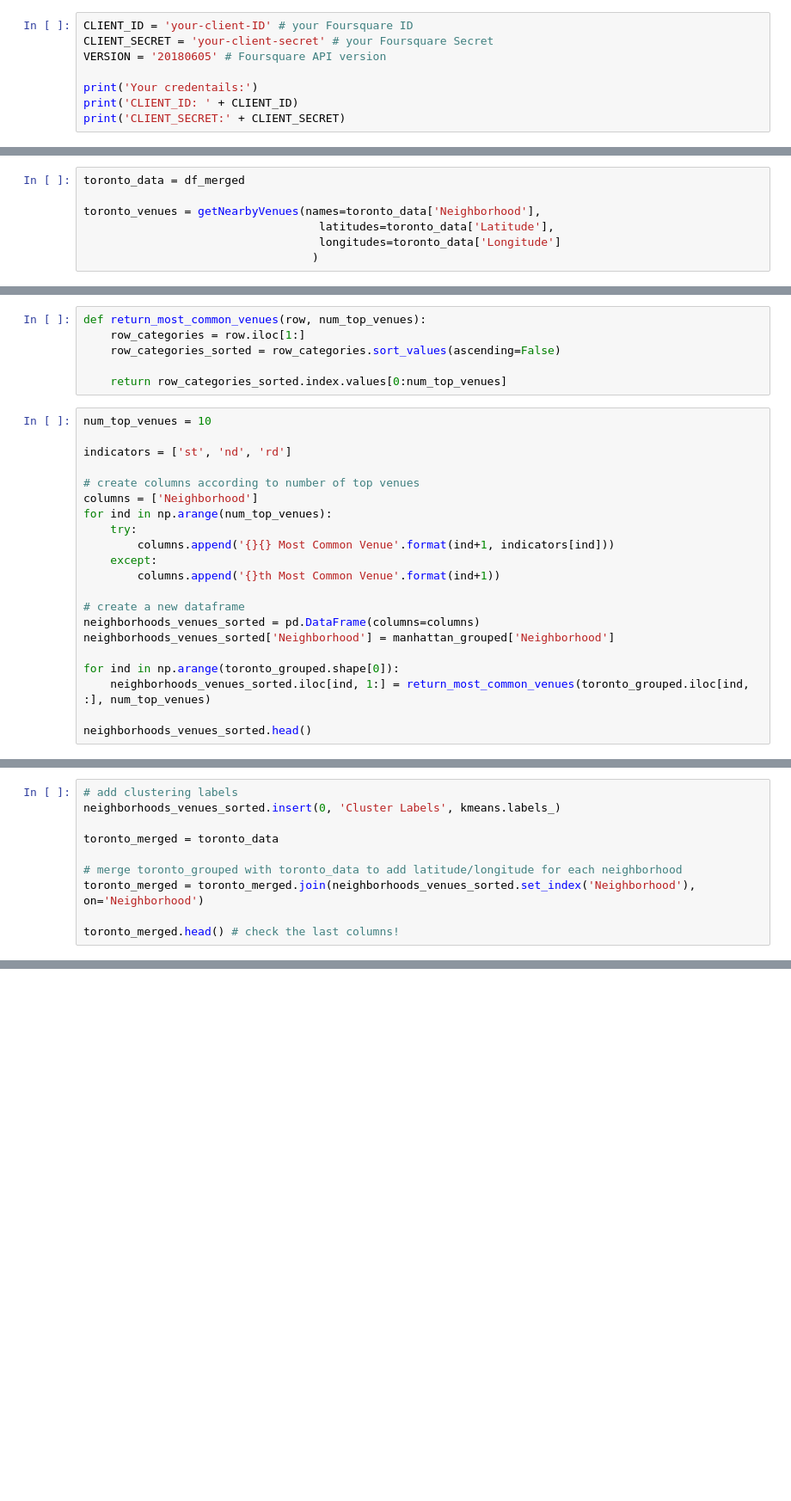
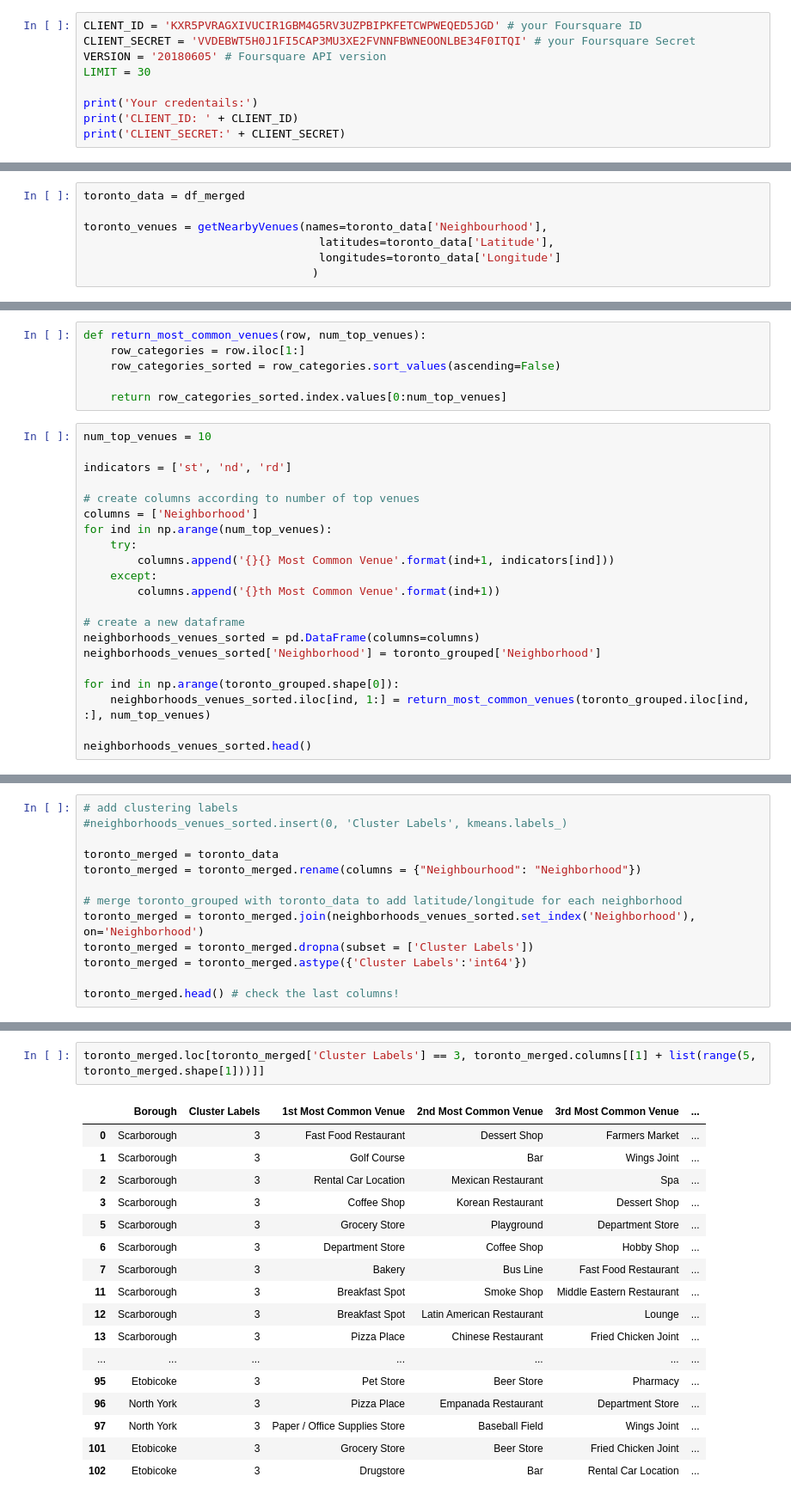
Before and after one commit to dennisb1239/Coursera_Capstone, a Jupyter notebook: K9W3 copy 2.ipynb, the cells around one changed output, grey strips where cells are left out. Shown at 86% size. Saved outputs shown, nothing was run; the diff lists cells and outputs as text; blank space fills up the shorter version.

```diff
--- a/K9W3 copy 2.ipynb
+++ b/K9W3 copy 2.ipynb
@@ -176,9 +160,10 @@ map_toronto
 # %% [output]
 [interactive output not drawn]
 # %%
-CLIENT_ID = 'your-client-ID' # your Foursquare ID
-CLIENT_SECRET = 'your-client-secret' # your Foursquare Secret
+CLIENT_ID = 'KXR5PVRAGXIVUCIR1GBM4G5RV3UZPBIPKFETCWPWEQED5JGD' # your Foursquare ID
+CLIENT_SECRET = 'VVDEBWT5H0J1FI5CAP3MU3XE2FVNNFBWNEOONLBE34F0ITQI' # your Foursquare Secret
 VERSION = '20180605' # Foursquare API version
+LIMIT = 30
 
 print('Your credentails:')
 print('CLIENT_ID: ' + CLIENT_ID)
@@ -226,7 +215,7 @@ def getNearbyVenues(names, latitudes, longitudes, radius=500):
 # %%
 toronto_data = df_merged
 
-toronto_venues = getNearbyVenues(names=toronto_data['Neighborhood'],
+toronto_venues = getNearbyVenues(names=toronto_data['Neighbourhood'],
                                    latitudes=toronto_data['Latitude'],
                                    longitudes=toronto_data['Longitude']
                                   )
@@ -288,7 +352,7 @@ for ind in np.arange(num_top_venues):
 
 # create a new dataframe
 neighborhoods_venues_sorted = pd.DataFrame(columns=columns)
-neighborhoods_venues_sorted['Neighborhood'] = manhattan_grouped['Neighborhood']
+neighborhoods_venues_sorted['Neighborhood'] = toronto_grouped['Neighborhood']
 
 for ind in np.arange(toronto_grouped.shape[0]):
     neighborhoods_venues_sorted.iloc[ind, 1:] = return_most_common_venues(toronto_grouped.iloc[ind, :], num_top_venues)
@@ -308,10 +381,13 @@ kmeans.labels_[0:10]
 # %%
 # add clustering labels
-neighborhoods_venues_sorted.insert(0, 'Cluster Labels', kmeans.labels_)
+#neighborhoods_venues_sorted.insert(0, 'Cluster Labels', kmeans.labels_)
 
 toronto_merged = toronto_data
+toronto_merged = toronto_merged.rename(columns = {"Neighbourhood": "Neighborhood"})
 
 # merge toronto_grouped with toronto_data to add latitude/longitude for each neighborhood
 toronto_merged = toronto_merged.join(neighborhoods_venues_sorted.set_index('Neighborhood'), on='Neighborhood')
+toronto_merged = toronto_merged.dropna(subset = ['Cluster Labels'])
+toronto_merged = toronto_merged.astype({'Cluster Labels':'int64'})
 
 toronto_merged.head() # check the last columns!
@@ -341,0 +452,20 @@ map_clusters
+# %%
+toronto_merged.loc[toronto_merged['Cluster Labels'] == 3, toronto_merged.columns[[1] + list(range(5, toronto_merged.shape[1]))]]
+# %% [output]
+|  | Borough | Cluster Labels | 1st Most Common Venue | 2nd Most Common Venue | 3rd Most Common Venue | ... |
+| 0 | Scarborough | 3 | Fast Food Restaurant | Dessert Shop | Farmers Market | ... |
+| 1 | Scarborough | 3 | Golf Course | Bar | Wings Joint | ... |
+| 2 | Scarborough | 3 | Rental Car Location | Mexican Restaurant | Spa | ... |
+| 3 | Scarborough | 3 | Coffee Shop | Korean Restaurant | Dessert Shop | ... |
+| 5 | Scarborough | 3 | Grocery Store | Playground | Department Store | ... |
+| 6 | Scarborough | 3 | Department Store | Coffee Shop | Hobby Shop | ... |
+| 7 | Scarborough | 3 | Bakery | Bus Line | Fast Food Restaurant | ... |
+| 11 | Scarborough | 3 | Breakfast Spot | Smoke Shop | Middle Eastern Restaurant | ... |
+| 12 | Scarborough | 3 | Breakfast Spot | Latin American Restaurant | Lounge | ... |
+| 13 | Scarborough | 3 | Pizza Place | Chinese Restaurant | Fried Chicken Joint | ... |
+| ... | ... | ... | ... | ... | ... | ... |
+| 95 | Etobicoke | 3 | Pet Store | Beer Store | Pharmacy | ... |
+| 96 | North York | 3 | Pizza Place | Empanada Restaurant | Department Store | ... |
+| 97 | North York | 3 | Paper / Office Supplies Store | Baseball Field | Wings Joint | ... |
+| 101 | Etobicoke | 3 | Grocery Store | Beer Store | Fried Chicken Joint | ... |
+| 102 | Etobicoke | 3 | Drugstore | Bar | Rental Car Location | ... |
```
Also changed, not shown: parts of 18 cells of this notebook.
